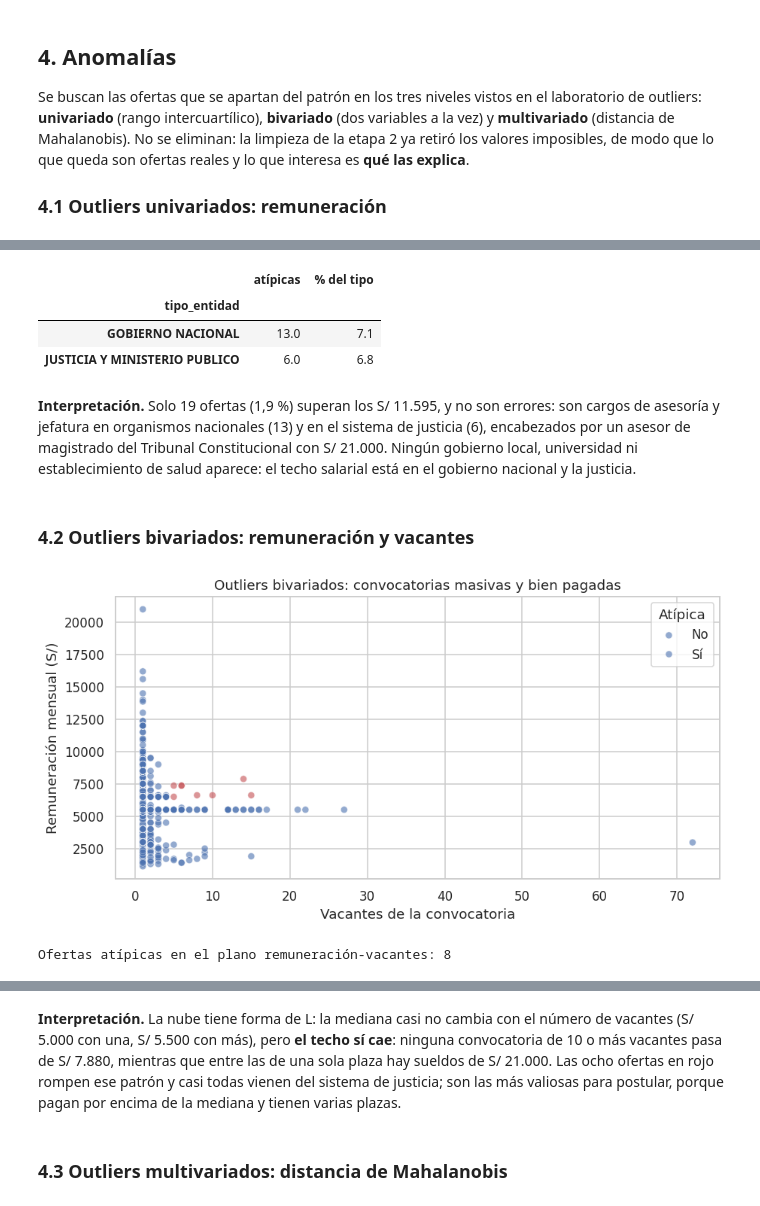
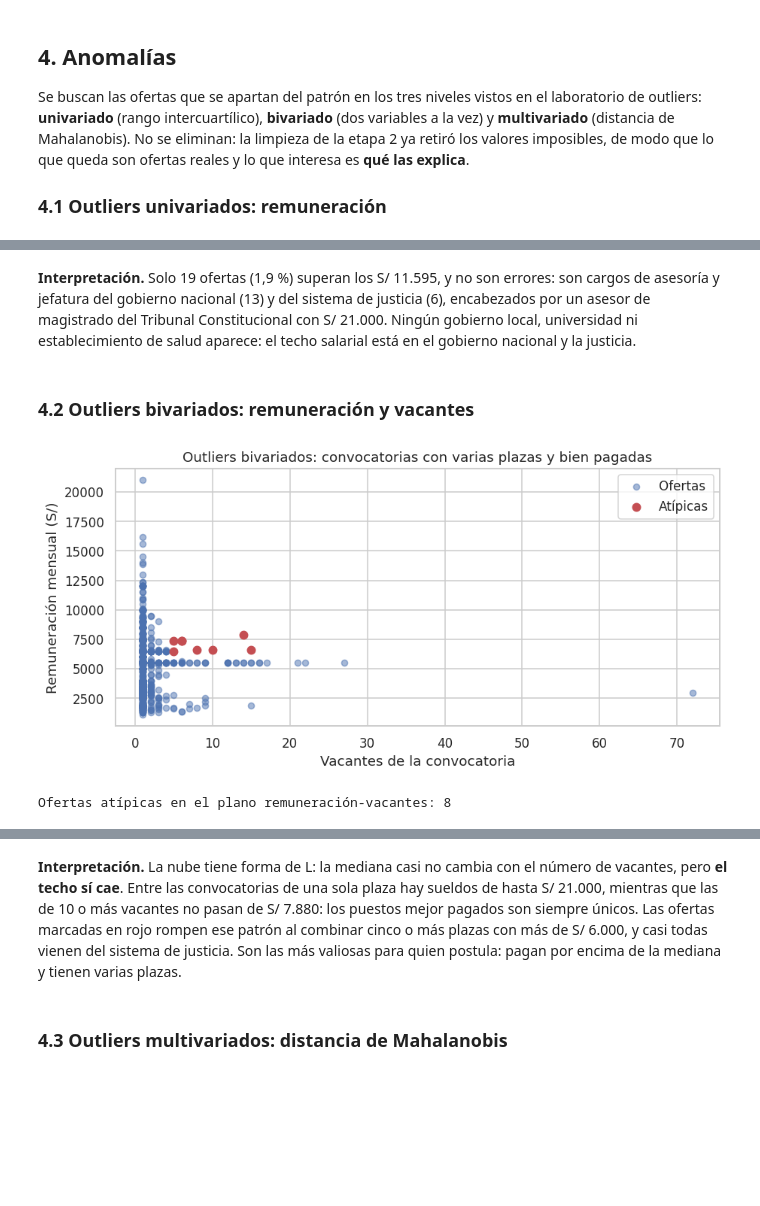
Before and after one commit to JaimeRamosT/Preprocesamiento-de-datos-y-Data-Analytics-Product, a Jupyter notebook: notebooks/05_analisis_exploratorio.ipynb, the cells around one changed output, grey strips where cells are left out. Drawn from its saved outputs; the diff is of its cells as text; code cells hidden in the pictures; blank space fills up the shorter version.

```diff
--- a/notebooks/05_analisis_exploratorio.ipynb
+++ b/notebooks/05_analisis_exploratorio.ipynb
@@ -384,15 +408,11 @@ con k = 4 ya vale 0,69 y los perfiles son interpretables.
 # %%
 K = 4
 kmeans = KMeans(n_clusters=K, random_state=42, n_init=10).fit(X)
-df["segmento"] = kmeans.labels_
+vista["segmento"] = kmeans.labels_
 
-perfil = (df.groupby("segmento")
-            .agg(ofertas=("id_oferta_hash", "size"),
-                 remuneracion=("remuneracion_pen", "median"),
-                 pct_inicial=("es_nivel_inicial", "mean"),
-                 ofertas_entidad=("ofertas_por_entidad", "median"),
-                 informa_nivel=("nivel_puesto_NA", lambda s: 1 - s.mean())))
-perfil["pct_inicial"] = (perfil["pct_inicial"] * 100).round(0)
-perfil["informa_nivel"] = (perfil["informa_nivel"] * 100).round(0)
+perfil = (vista.groupby("segmento")
+               .agg(ofertas=("id_oferta_hash", "size"),
+                    remuneracion=("remuneracion_pen", "median"),
+                    vacantes=("vacantes", "median")))
 perfil.round(0)
 # %% [output]
@@ -424,14 +444,14 @@ Segmento 3 · 194 ofertas · mediana S/ 6,500
 # %%
 NOMBRES = {
-    0: "Profesionales en entidades pequeñas",
-    1: "Entrada en entidades grandes",
-    2: "Entrada en entidades pequeñas",
-    3: "Especialistas en entidades grandes",
+    0: "Especialistas mejor pagados",
+    1: "Especialistas de entidades grandes",
+    2: "Convocatorias con varias plazas",
+    3: "Base del mercado regional",
 }
-df["nombre_segmento"] = df["segmento"].map(NOMBRES)
+vista["nombre_segmento"] = vista["segmento"].map(NOMBRES)
 
-fig, ax = plt.subplots(figsize=(9, 4.5))
-sns.boxplot(data=df, x="remuneracion_pen", y="nombre_segmento",
+fig, ax = plt.subplots(figsize=(9, 4))
+sns.boxplot(data=vista, x="remuneracion_pen", y="nombre_segmento",
             order=[NOMBRES[i] for i in perfil["remuneracion"].sort_values().index],
             hue="nombre_segmento", legend=False, palette="Blues", showfliers=False, ax=ax)
 ax.set_xlabel("Remuneración mensual (S/)")
@@ -521,39 +544,29 @@ Límite superior: S/ 11,595 · ofertas por encima: 19 (1.9%)
-# %%
-pd.DataFrame({
-    "atípicas": atipicas["tipo_entidad"].value_counts(),
-    "% del tipo": (atipicas["tipo_entidad"].value_counts()
-                   / df["tipo_entidad"].value_counts() * 100).round(1),
-}).dropna().sort_values("atípicas", ascending=False)
-# %% [output]
-|  | atípicas | % del tipo |
-| tipo_entidad |  |  |
-| GOBIERNO NACIONAL | 13.0 | 7.1 |
-| JUSTICIA Y MINISTERIO PUBLICO | 6.0 | 6.8 |
 # %% [markdown]
-**Interpretación.** Solo 19 ofertas (1,9 %) superan los S/ 11.595, y no son errores: son cargos de
-asesoría y jefatura en organismos nacionales (13) y en el sistema de justicia (6), encabezados por un asesor
-de magistrado del Tribunal Constitucional con S/ 21.000. Ningún gobierno local, universidad ni
-establecimiento de salud aparece: el techo salarial está en el gobierno nacional y la justicia.
+**Interpretación.** Solo 19 ofertas (1,9 %) superan los S/ 11.595, y no son errores: son cargos de asesoría
+y jefatura del gobierno nacional (13) y del sistema de justicia (6), encabezados por un asesor de magistrado
+del Tribunal Constitucional con S/ 21.000. Ningún gobierno local, universidad ni establecimiento de salud
+aparece: el techo salarial está en el gobierno nacional y la justicia.
 # %% [markdown]
 ### 4.2 Outliers bivariados: remuneración y vacantes
 # %%
 # Boolean mask construida a partir del gráfico, como en el laboratorio de outliers
 BM = (df["remuneracion_pen"] > 6000) & (df["vacantes"] >= 5)
-df["outlier_bivariado"] = BM
 
-fig, ax = plt.subplots(figsize=(8.5, 4.5))
-sns.scatterplot(data=df, x="vacantes", y="remuneracion_pen", hue="outlier_bivariado",
-                palette={False: AZUL, True: ROJO}, alpha=0.6, s=35, ax=ax)
+fig, ax = plt.subplots(figsize=(8.5, 4.2))
+ax.scatter(df.loc[~BM, "vacantes"], df.loc[~BM, "remuneracion_pen"],
+           s=28, color=AZUL, alpha=0.5, label="Ofertas")
+ax.scatter(df.loc[BM, "vacantes"], df.loc[BM, "remuneracion_pen"],
+           s=46, color=ROJO, label="Atípicas")
 ax.set_xlabel("Vacantes de la convocatoria")
 ax.set_ylabel("Remuneración mensual (S/)")
-ax.set_title("Outliers bivariados: convocatorias masivas y bien pagadas")
-ax.legend(title="Atípica", labels=["No", "Sí"])
+ax.set_title("Outliers bivariados: convocatorias con varias plazas y bien pagadas")
+ax.legend()
 plt.tight_layout()
 guardar_figura("05_anomalias_bivariadas")
 plt.show()
 
 print(f"Ofertas atípicas en el plano remuneración-vacantes: {int(BM.sum())}")
-df.loc[BM, ["puesto", "entidad", "vacantes", "remuneracion_pen", "masa_salarial_mensual"]]   .sort_values("masa_salarial_mensual", ascending=False)
+df.loc[BM, ["puesto", "entidad", "vacantes", "remuneracion_pen"]].sort_values("vacantes", ascending=False)
 # %% [output]
-[figure, old version]
+[figure, new version]
 Ofertas atípicas en el plano remuneración-vacantes: 8
@@ -569,9 +582,10 @@ Ofertas atípicas en el plano remuneración-vacantes: 8
 # %% [markdown]
-**Interpretación.** La nube tiene forma de L: la mediana casi no cambia con el número de vacantes
-(S/ 5.000 con una, S/ 5.500 con más), pero **el techo sí cae**: ninguna convocatoria de 10 o más vacantes
-pasa de S/ 7.880, mientras que entre las de una sola plaza hay sueldos de S/ 21.000. Las ocho ofertas en
-rojo rompen ese patrón y casi todas vienen del sistema de justicia; son las más valiosas para postular,
-porque pagan por encima de la mediana y tienen varias plazas.
+**Interpretación.** La nube tiene forma de L: la mediana casi no cambia con el número de vacantes, pero
+**el techo sí cae**. Entre las convocatorias de una sola plaza hay sueldos de hasta S/ 21.000, mientras que
+las de 10 o más vacantes no pasan de S/ 7.880: los puestos mejor pagados son siempre únicos. Las ofertas
+marcadas en rojo rompen ese patrón al combinar cinco o más plazas con más de S/ 6.000, y casi todas vienen
+del sistema de justicia. Son las más valiosas para quien postula: pagan por encima de la mediana y tienen
+varias plazas.
 # %% [markdown]
 ### 4.3 Outliers multivariados: distancia de Mahalanobis
 # %%
```
Also changed, not shown: parts of 56 cells of this notebook, 14 other files.
